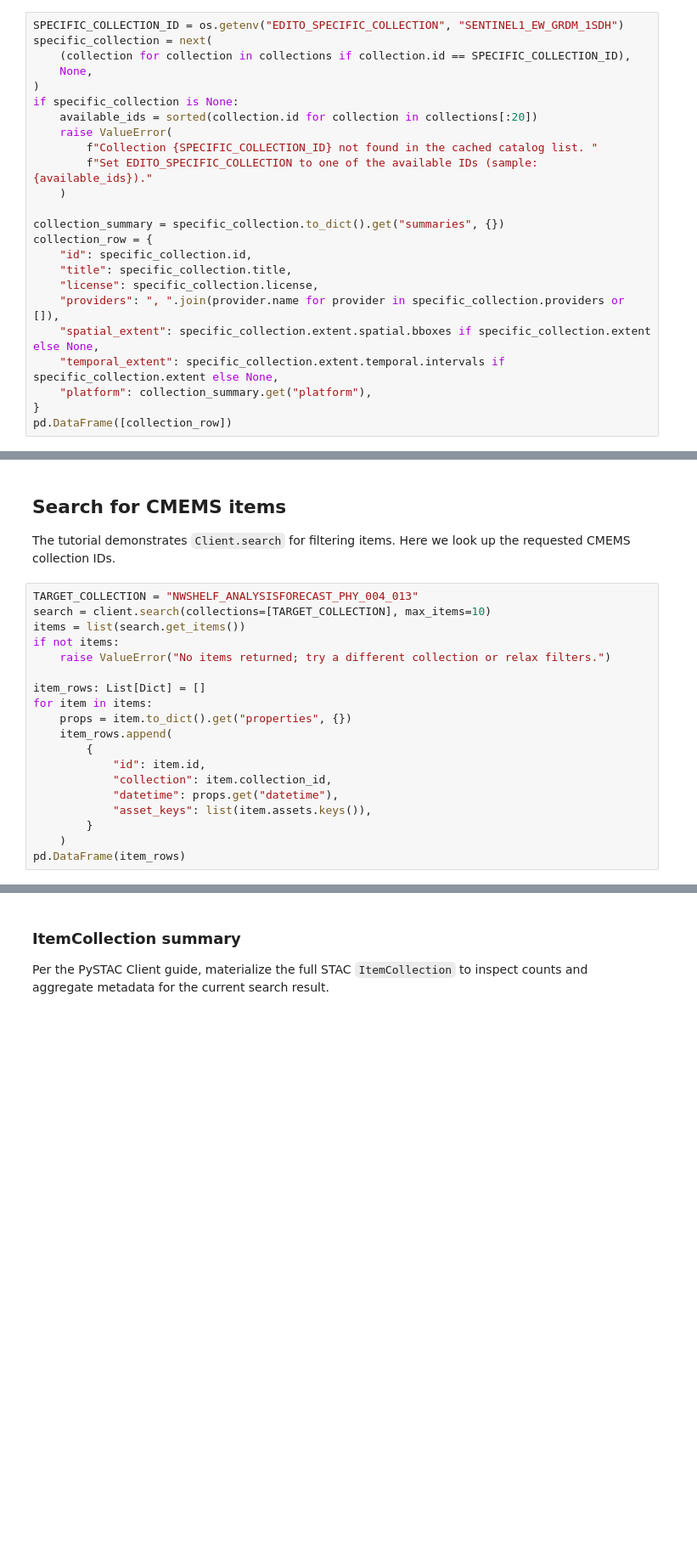
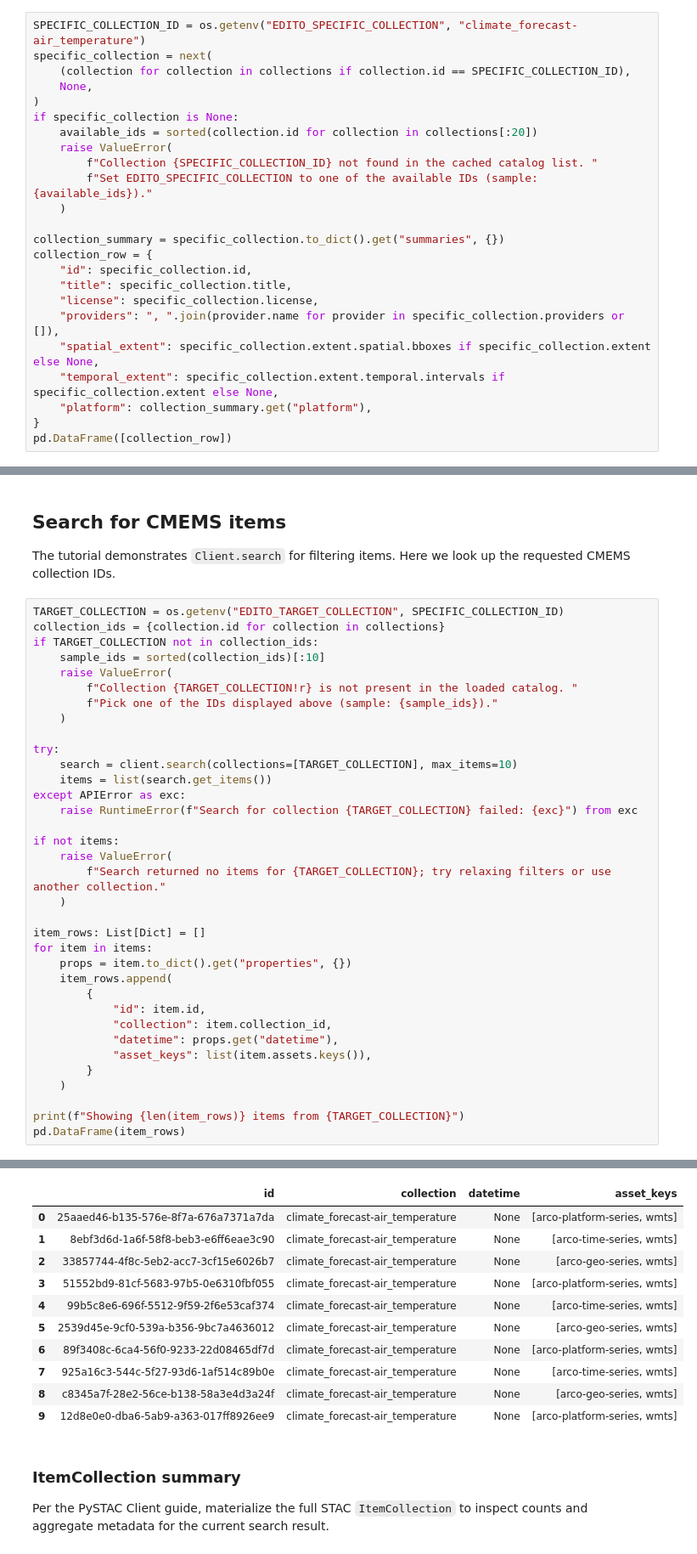
Before and after one commit to DTSchroeder/Edito-Playground, a Jupyter notebook: notebooks/03_stac_client_walkthrough.ipynb, the cells around one changed output, grey strips where cells are left out. Shown at 85% size. Cells and saved outputs as stored; diff of their text form; blank space fills up the shorter version.

Commit message:
Added Search for CMEMS items

```diff
--- a/notebooks/03_stac_client_walkthrough.ipynb
+++ b/notebooks/03_stac_client_walkthrough.ipynb
@@ -242,7 +242,7 @@ Exported 443 collections to collections_export.xlsx
 ## Inspect a specific collection
 Inspired by the CDSE example notebook, parameterize the collection ID you want to study and materialize its metadata so you can understand the spatial/temporal extents before querying items.
 # %%
-SPECIFIC_COLLECTION_ID = os.getenv("EDITO_SPECIFIC_COLLECTION", "SENTINEL1_EW_GRDM_1SDH")
+SPECIFIC_COLLECTION_ID = os.getenv("EDITO_SPECIFIC_COLLECTION", "climate_forecast-air_temperature")
 specific_collection = next(
     (collection for collection in collections if collection.id == SPECIFIC_COLLECTION_ID),
     None,
@@ -318,11 +348,25 @@ pd.DataFrame(collection_links).head(10)
 ## Search for CMEMS items
 The tutorial demonstrates `Client.search` for filtering items. Here we look up the requested CMEMS collection IDs.
 # %%
-TARGET_COLLECTION = "NWSHELF_ANALYSISFORECAST_PHY_004_013"
-search = client.search(collections=[TARGET_COLLECTION], max_items=10)
-items = list(search.get_items())
+TARGET_COLLECTION = os.getenv("EDITO_TARGET_COLLECTION", SPECIFIC_COLLECTION_ID)
+collection_ids = {collection.id for collection in collections}
+if TARGET_COLLECTION not in collection_ids:
+    sample_ids = sorted(collection_ids)[:10]
+    raise ValueError(
+        f"Collection {TARGET_COLLECTION!r} is not present in the loaded catalog. "
+        f"Pick one of the IDs displayed above (sample: {sample_ids})."
+    )
+
+try:
+    search = client.search(collections=[TARGET_COLLECTION], max_items=10)
+    items = list(search.get_items())
+except APIError as exc:
+    raise RuntimeError(f"Search for collection {TARGET_COLLECTION} failed: {exc}") from exc
+
 if not items:
-    raise ValueError("No items returned; try a different collection or relax filters.")
+    raise ValueError(
+        f"Search returned no items for {TARGET_COLLECTION}; try relaxing filters or use another collection."
+    )
 
 item_rows: List[Dict] = []
 for item in items:
@@ -335,4 +379,7 @@ for item in items:
             "asset_keys": list(item.assets.keys()),
         }
     )
+
+print(f"Showing {len(item_rows)} items from {TARGET_COLLECTION}")
 pd.DataFrame(item_rows)
+# %% [output]
@@ -339,3 +387,14 @@ pd.DataFrame(item_rows)
+|  | id | collection | datetime | asset_keys |
+| 0 | 25aaed46-b135-576e-8f7a-676a7371a7da | climate_forecast-air_temperature | None | [arco-platform-series, wmts] |
+| 1 | 8ebf3d6d-1a6f-58f8-beb3-e6ff6eae3c90 | climate_forecast-air_temperature | None | [arco-time-series, wmts] |
+| 2 | 33857744-4f8c-5eb2-acc7-3cf15e6026b7 | climate_forecast-air_temperature | None | [arco-geo-series, wmts] |
+| 3 | 51552bd9-81cf-5683-97b5-0e6310fbf055 | climate_forecast-air_temperature | None | [arco-platform-series, wmts] |
+| 4 | 99b5c8e6-696f-5512-9f59-2f6e53caf374 | climate_forecast-air_temperature | None | [arco-time-series, wmts] |
+| 5 | 2539d45e-9cf0-539a-b356-9bc7a4636012 | climate_forecast-air_temperature | None | [arco-geo-series, wmts] |
+| 6 | 89f3408c-6ca4-56f0-9233-22d08465df7d | climate_forecast-air_temperature | None | [arco-platform-series, wmts] |
+| 7 | 925a16c3-544c-5f27-93d6-1af514c89b0e | climate_forecast-air_temperature | None | [arco-time-series, wmts] |
+| 8 | c8345a7f-28e2-56ce-b138-58a3e4d3a24f | climate_forecast-air_temperature | None | [arco-geo-series, wmts] |
+| 9 | 12d8e0e0-dba6-5ab9-a363-017ff8926ee9 | climate_forecast-air_temperature | None | [arco-platform-series, wmts] |
 # %% [markdown]
 ### ItemCollection summary
 Per the PySTAC Client guide, materialize the full STAC `ItemCollection` to inspect counts and aggregate metadata for the current search result.
```
Also changed, not shown: parts of 4 cells of this notebook.
